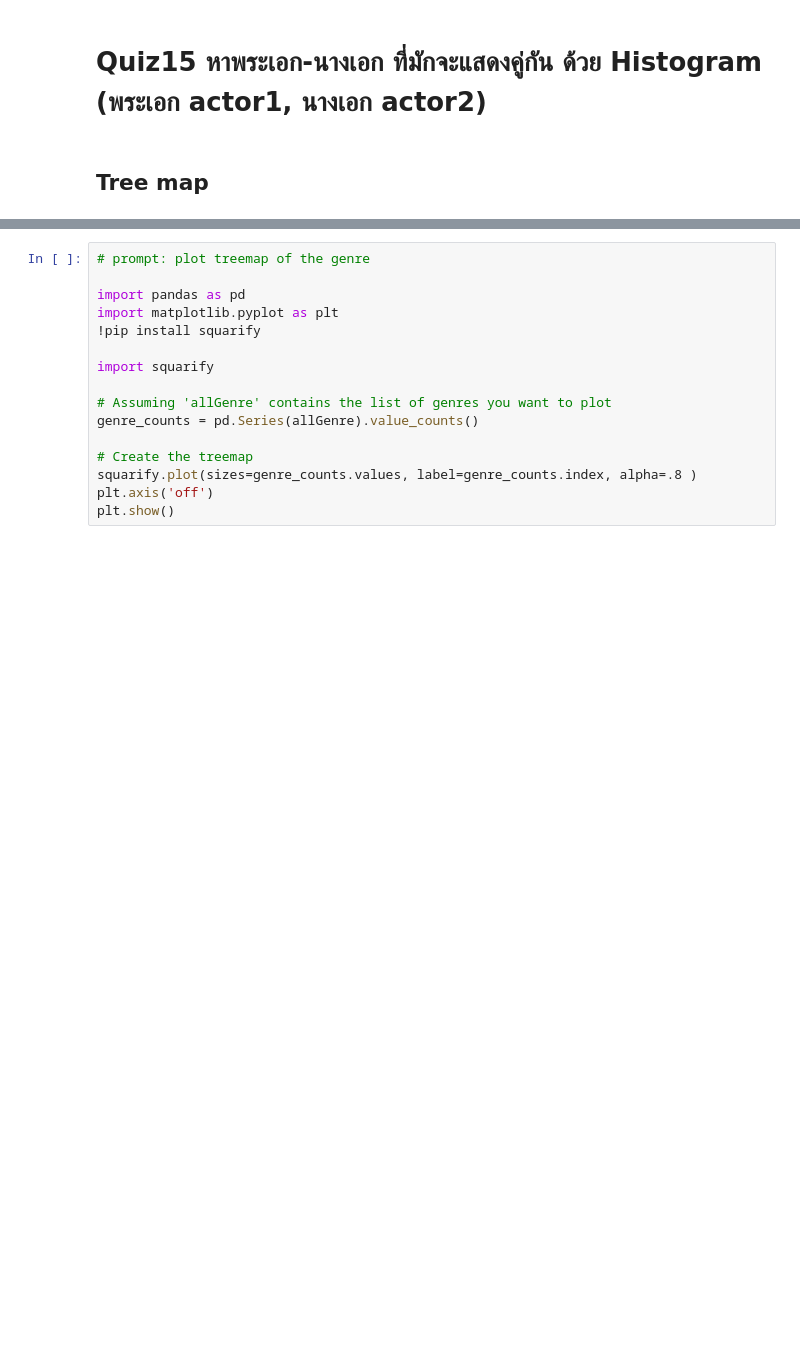
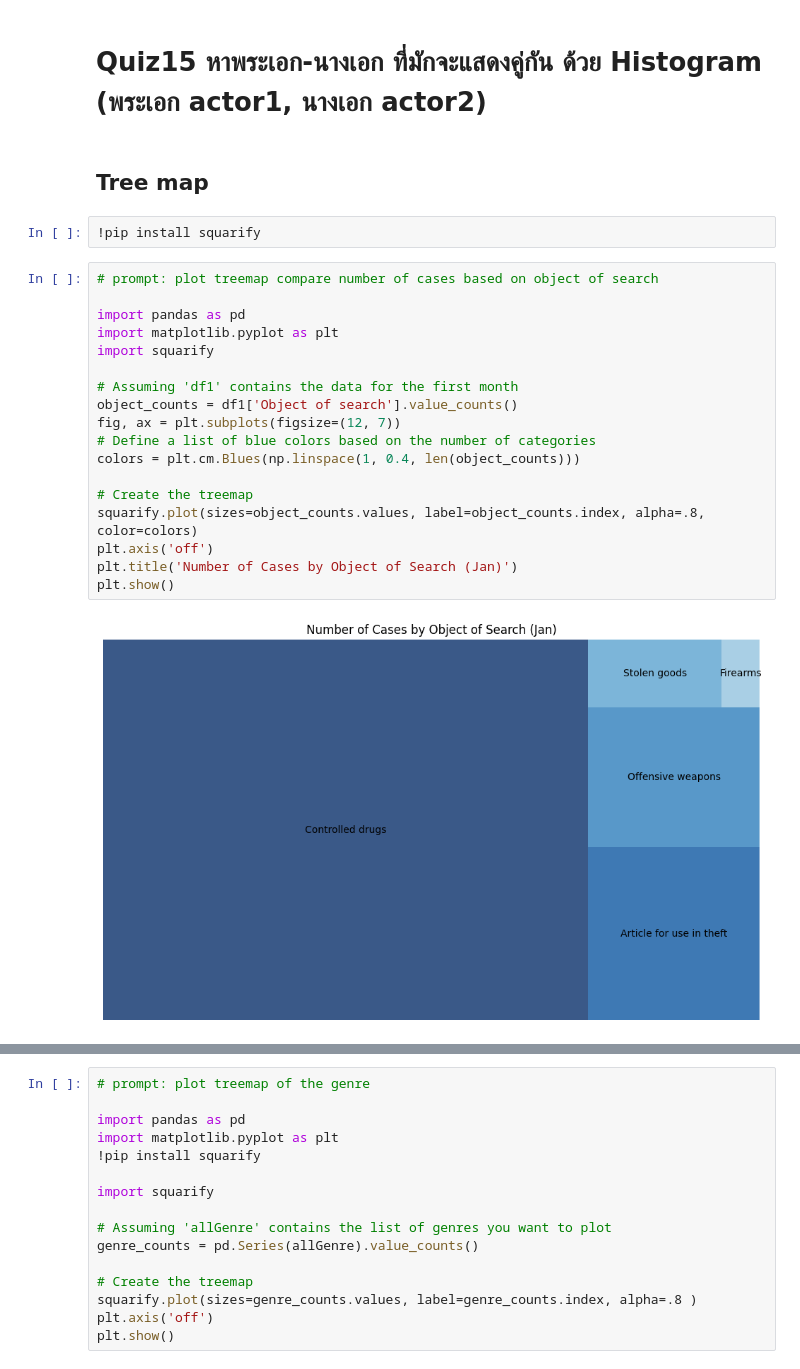
Before and after one commit to znumunz/dataviz2025, a Jupyter notebook: Copy_of_Visualize_Data_Comparison_2025.ipynb, the cells around one changed output, grey strips where cells are left out. Cells and saved outputs as stored; diff of their text form; blank space fills up the shorter version.

```diff
--- a/Copy_of_Visualize_Data_Comparison_2025.ipynb
+++ b/Copy_of_Visualize_Data_Comparison_2025.ipynb
@@ -938,3 +940,25 @@ plt.xticks(rotation='vertical');
 # Quiz15 หาพระเอก-นางเอก ที่มักจะแสดงคู่กัน ด้วย Histogram (พระเอก actor1, นางเอก actor2)
 # %% [markdown]
 ## Tree map
+# %%
+!pip install squarify
+# %%
+# prompt: plot treemap compare number of cases based on object of search
+
+import pandas as pd
+import matplotlib.pyplot as plt
+import squarify
+
+# Assuming 'df1' contains the data for the first month
+object_counts = df1['Object of search'].value_counts()
+fig, ax = plt.subplots(figsize=(12, 7))
+# Define a list of blue colors based on the number of categories
+colors = plt.cm.Blues(np.linspace(1, 0.4, len(object_counts)))
+
+# Create the treemap
+squarify.plot(sizes=object_counts.values, label=object_counts.index, alpha=.8, color=colors)
+plt.axis('off')
+plt.title('Number of Cases by Object of Search (Jan)')
+plt.show()
+# %% [output]
+[figure, added]
```
Also changed, not shown: parts of 2 cells of this notebook.
